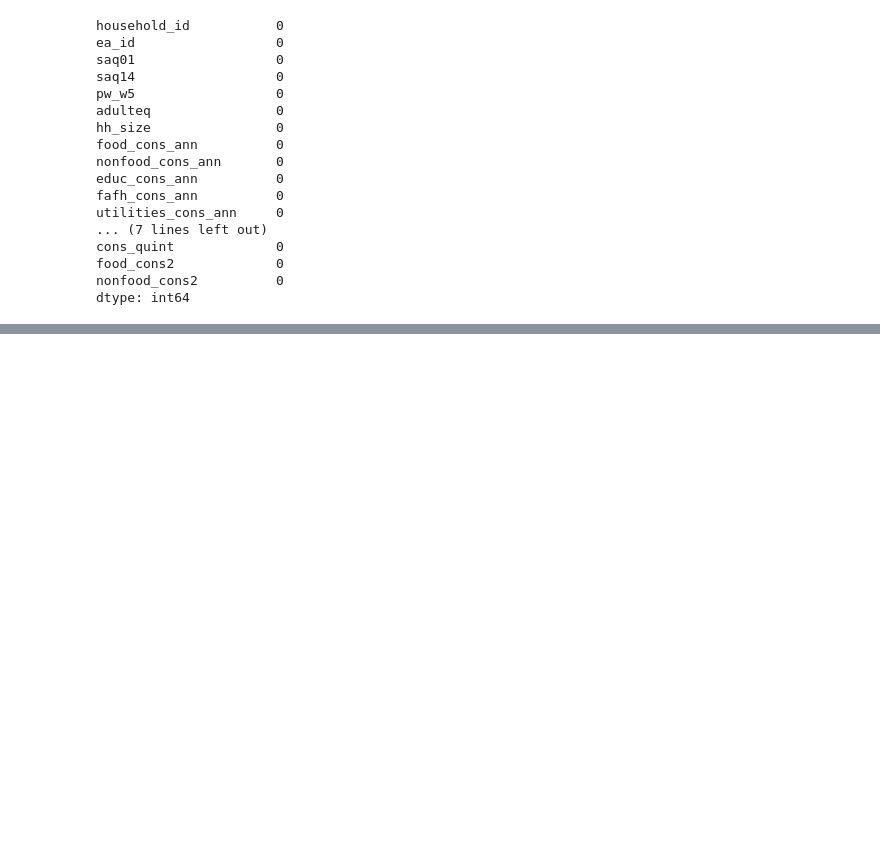
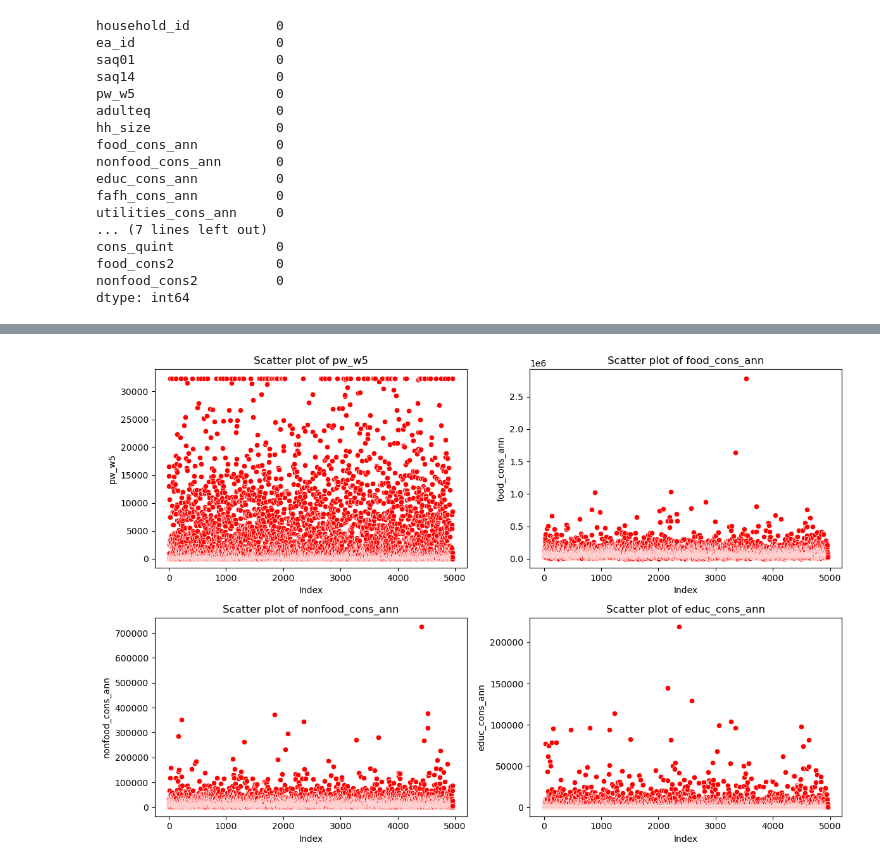
Before and after one commit to demirewu-manidefro/ESS-ML-Project, a Jupyter notebook: Untitled.ipynb, the cells around one changed output, grey strips where cells are left out. Saved outputs shown, nothing was run; the diff lists cells and outputs as text; code cells hidden in the pictures; blank space fills up the shorter version.

```diff
--- a/Untitled.ipynb
+++ b/Untitled.ipynb
@@ -208,0 +209,20 @@ print("Columns after encoding:", df_no_outliers.columns)
+# %%
+import matplotlib.pyplot as plt
+import seaborn as sns
+
+# Suppose df is your DataFrame and you have numeric columns
+num_cols = ['pw_w5', 'food_cons_ann', 'nonfood_cons_ann', 'educ_cons_ann']  # replace with your columns
+
+plt.figure(figsize=(12, 8))
+
+for i, col in enumerate(num_cols):
+    plt.subplot(2, 2, i+1)
+    sns.scatterplot(x=df.index, y=df[col], color='red')
+    plt.title(f'Scatter plot of {col}')
+    plt.xlabel('Index')
+    plt.ylabel(col)
+
+plt.tight_layout()
+plt.show()
+# %% [output]
+[figure, added]
```
Also changed, not shown: parts of 21 cells of this notebook.
